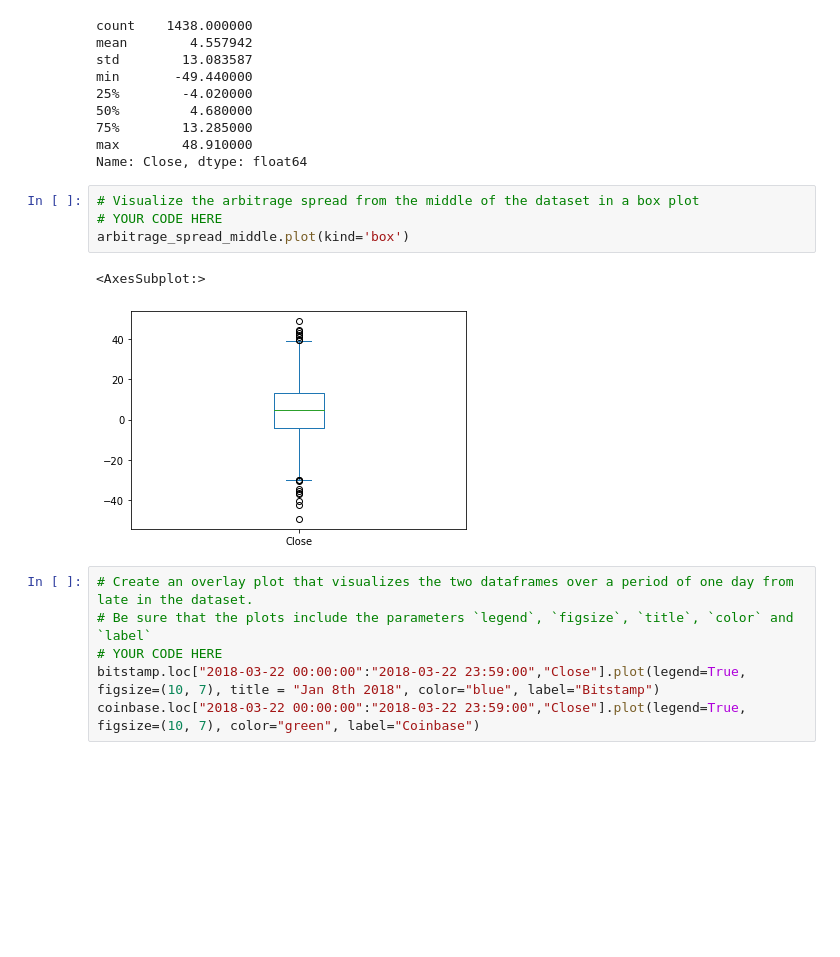
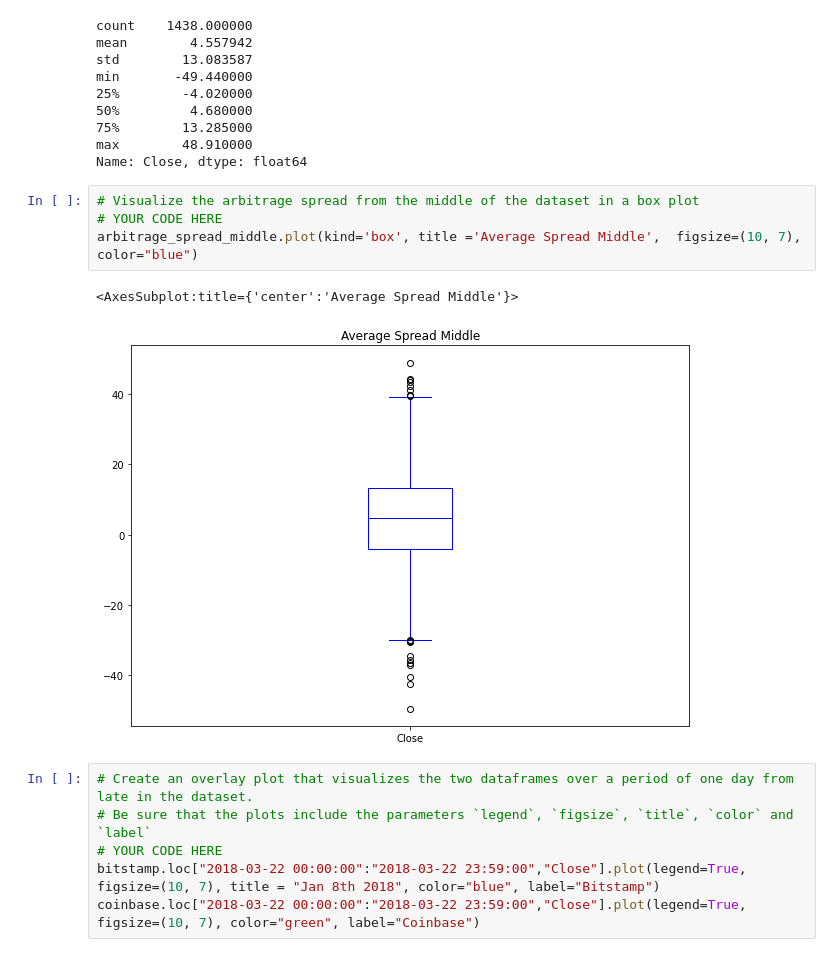
Before and after one commit to kranthicmitta/Module3_Challenge, a Jupyter notebook: crypto_arbitrage.ipynb, the cells around one changed output. Saved outputs shown, nothing was run; the diff lists cells and outputs as text; blank space fills up the shorter version.

```diff
--- a/crypto_arbitrage.ipynb
+++ b/crypto_arbitrage.ipynb
@@ -567,10 +567,10 @@ Name: Close, dtype: float64
 # %%
 # Visualize the arbitrage spread from the middle of the dataset in a box plot
 # YOUR CODE HERE
-arbitrage_spread_middle.plot(kind='box')
+arbitrage_spread_middle.plot(kind='box', title ='Average Spread Middle',  figsize=(10, 7), color="blue")
 # %% [output]
-<AxesSubplot:>
+<AxesSubplot:title={'center':'Average Spread Middle'}>
-[figure, old version]
+[figure, new version]
 # %%
 # Create an overlay plot that visualizes the two dataframes over a period of one day from late in the dataset.
 # Be sure that the plots include the parameters `legend`, `figsize`, `title`, `color` and `label`
```
Also changed, not shown: parts of 12 cells of this notebook.
